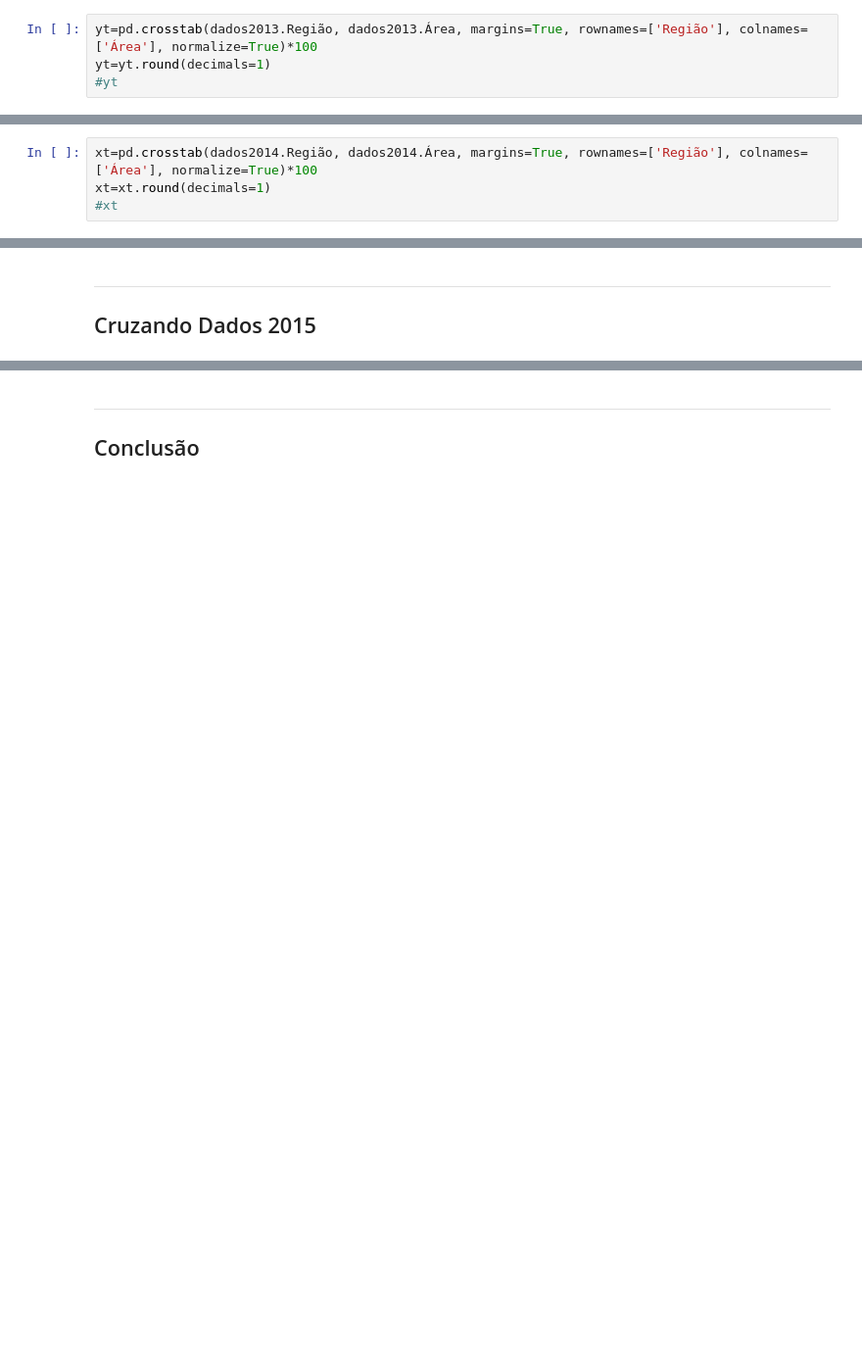
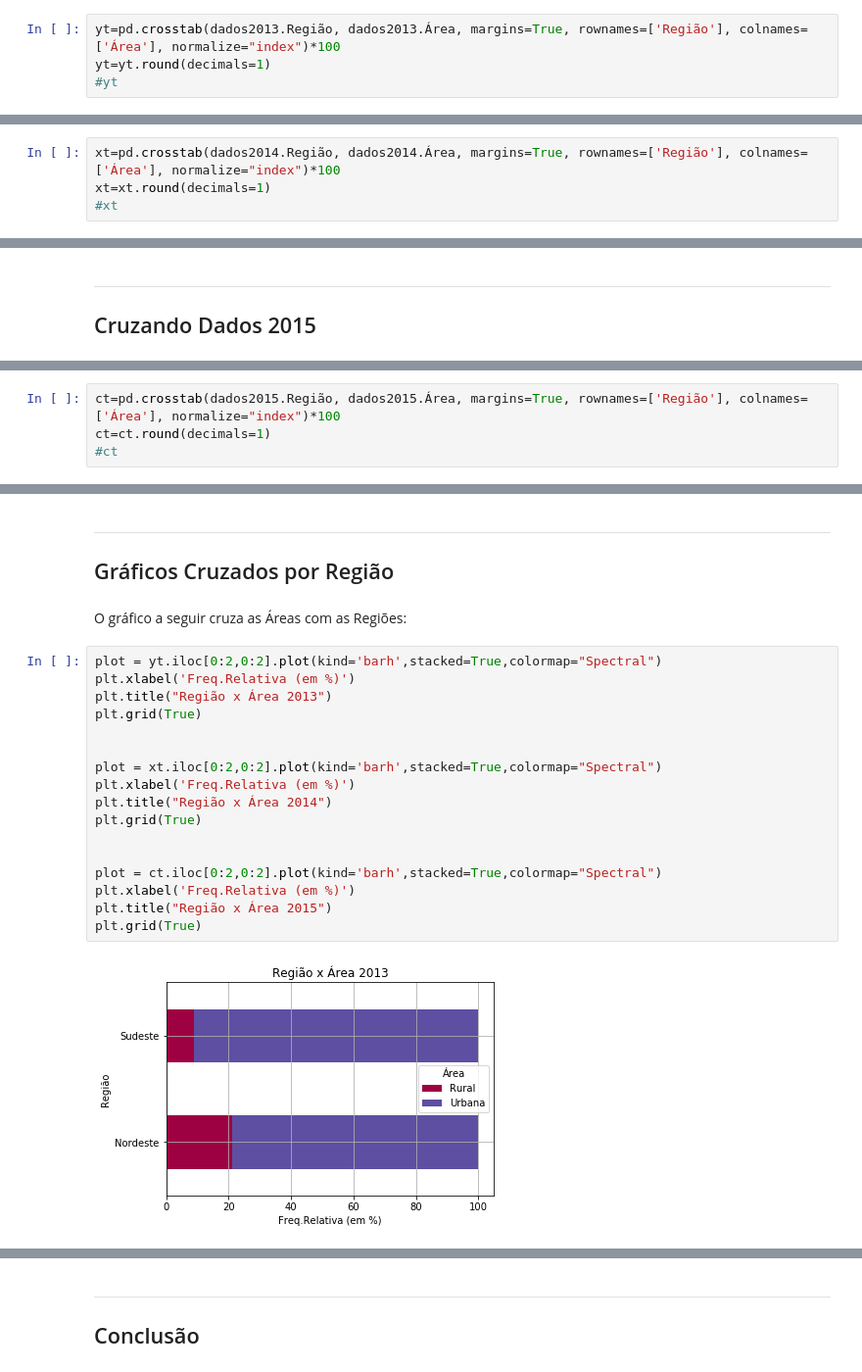
Before and after one commit to ThunderSly/CienciaDados, a Jupyter notebook: Projeto1 Layout.ipynb, the cells around one changed output, grey strips where cells are left out. Shown at 98% size. Cells and saved outputs as stored; diff of their text form; blank space fills up the shorter version.

```diff
--- a/Projeto1 Layout.ipynb
+++ b/Projeto1 Layout.ipynb
@@ -469,5 +416,5 @@ ___
 # %%
-yt=pd.crosstab(dados2013.Região, dados2013.Área, margins=True, rownames=['Região'], colnames=['Área'], normalize=True)*100
+yt=pd.crosstab(dados2013.Região, dados2013.Área, margins=True, rownames=['Região'], colnames=['Área'], normalize="index")*100
 yt=yt.round(decimals=1)
 #yt
 # %%
@@ -506,7 +453,7 @@ dt4=dt4.round(decimals=1)
 ___
 ## Cruzando Dados 2014
 # %%
-xt=pd.crosstab(dados2014.Região, dados2014.Área, margins=True, rownames=['Região'], colnames=['Área'], normalize=True)*100
+xt=pd.crosstab(dados2014.Região, dados2014.Área, margins=True, rownames=['Região'], colnames=['Área'], normalize="index")*100
 xt=xt.round(decimals=1)
 #xt
 # %%
@@ -738,0 +494,4 @@ plt.title("2015")
+# %%
+ct=pd.crosstab(dados2015.Região, dados2015.Área, margins=True, rownames=['Região'], colnames=['Área'], normalize="index")*100
+ct=ct.round(decimals=1)
+#ct
@@ -738,0 +530,25 @@ plt.title("2015")
+# %% [markdown]
+___
+## Gráficos Cruzados por Região
+# %% [markdown]
+
+O gráfico a seguir cruza as Áreas com as Regiões:
+# %%
+plot = yt.iloc[0:2,0:2].plot(kind='barh',stacked=True,colormap="Spectral")
+plt.xlabel('Freq.Relativa (em %)')
+plt.title("Região x Área 2013")
+plt.grid(True)
+
+
+plot = xt.iloc[0:2,0:2].plot(kind='barh',stacked=True,colormap="Spectral")
+plt.xlabel('Freq.Relativa (em %)')
+plt.title("Região x Área 2014")
+plt.grid(True)
+
+
+plot = ct.iloc[0:2,0:2].plot(kind='barh',stacked=True,colormap="Spectral")
+plt.xlabel('Freq.Relativa (em %)')
+plt.title("Região x Área 2015")
+plt.grid(True)
+# %% [output]
+[figure, added]
```
Also changed, not shown: parts of 80 cells of this notebook.
